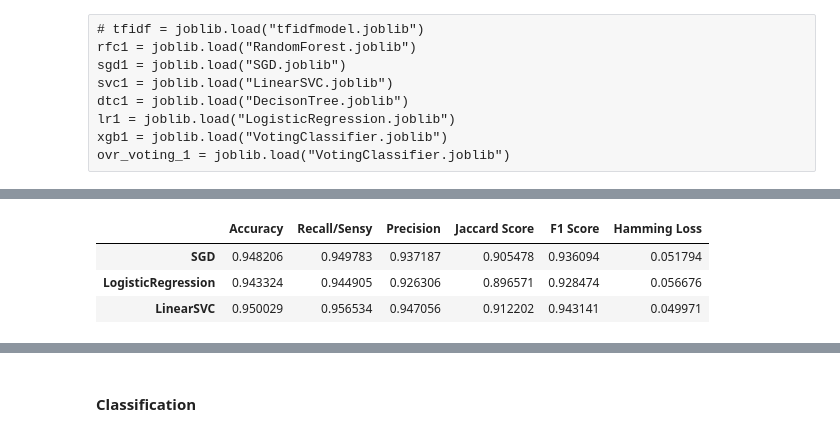
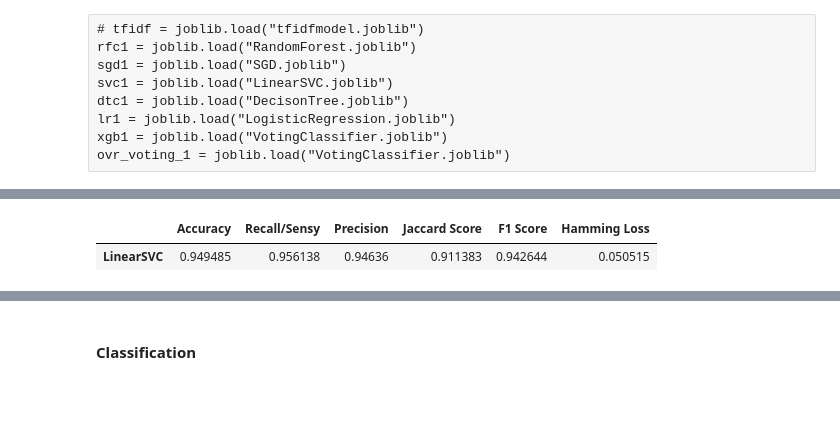
Before and after one commit to RiturajRaman15/React, a Jupyter notebook: ModelTraining.ipynb, the cells around one changed output, grey strips where cells are left out. Drawn from its saved outputs; the diff is of its cells as text; code cells hidden in the pictures; blank space fills up the shorter version.

```diff
--- a/ModelTraining.ipynb
+++ b/ModelTraining.ipynb
@@ -374,35 +385,33 @@ def Evaluate_Matrix(y_true, y_pred):
 # %%
 models = [
     # ("RandomForest", rfc1),
     # ("DecisionTree", dtc1),
-    ("SGD", sgd1),
-    ("LogisticRegression", lr1),
+    # ("SGD", sgd1),
+    # ("LogisticRegression", lr1),
     ("LinearSVC", svc1),
     # ("XGBoost", xgb1),
     # ("VotingClassifier", ovr_voting_1),
 ]
 
 model_comparison = {}
 
 for model_name, model in models:
     predictions = model.predict(X_test_tfidf_1)
     matrix = Evaluate_Matrix(y_test_1, predictions)
     model_comparison[model_name] = {
         "Accuracy": matrix[0],
         "Recall/Sensy": matrix[1],
         "Precision": matrix[2],
         "Jaccard Score": matrix[3],
         "F1 Score": matrix[4],
         "Hamming Loss": matrix[5],
     }
 
     # joblib.dump(model, model_name + ".joblib")
 
 model_scores = pd.DataFrame.from_dict(model_comparison, orient="index")
 
 model_scores
 # %% [output]
 |  | Accuracy | Recall/Sensy | Precision | Jaccard Score | F1 Score | Hamming Loss |
-| SGD | 0.948206 | 0.949783 | 0.937187 | 0.905478 | 0.936094 | 0.051794 |
-| LogisticRegression | 0.943324 | 0.944905 | 0.926306 | 0.896571 | 0.928474 | 0.056676 |
-| LinearSVC | 0.950029 | 0.956534 | 0.947056 | 0.912202 | 0.943141 | 0.049971 |
+| LinearSVC | 0.949485 | 0.956138 | 0.94636 | 0.911383 | 0.942644 | 0.050515 |
```
Also changed, not shown: parts of 15 cells of this notebook.
